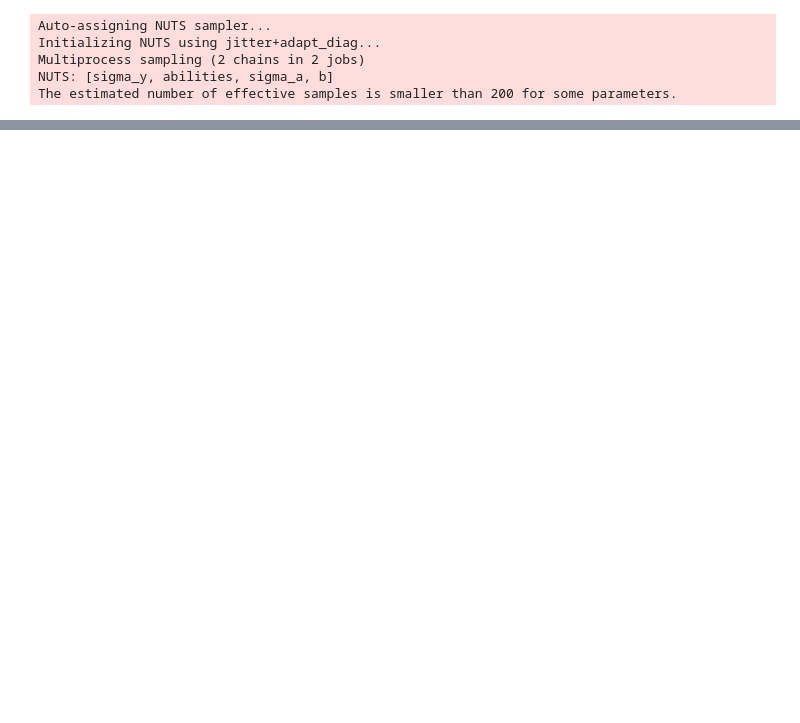
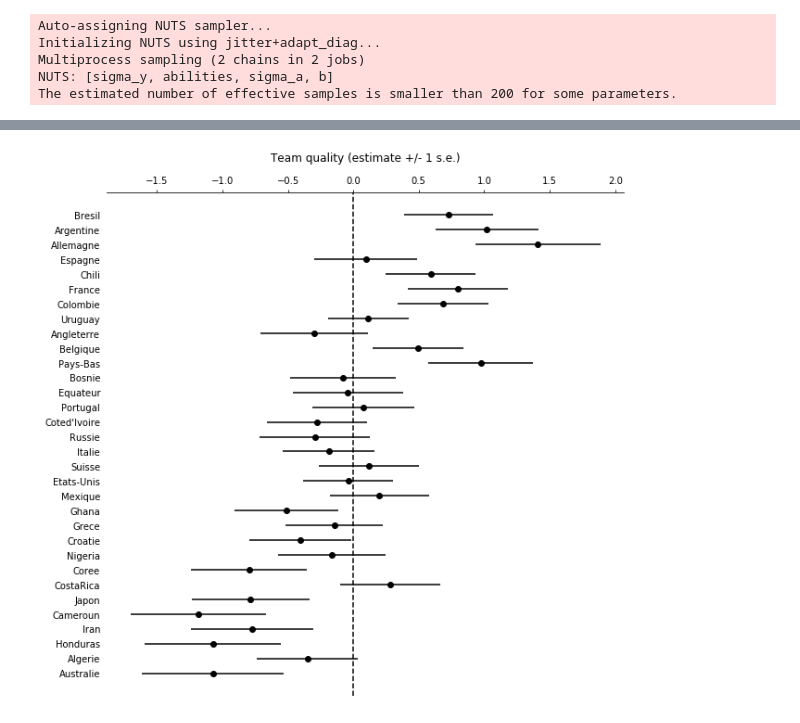
Before and after one commit to dantegates/world-cup, a Jupyter notebook: World cup.ipynb, the cells around one changed output, grey strips where cells are left out. Saved outputs shown, nothing was run; the diff lists cells and outputs as text; code cells hidden in the pictures; blank space fills up the shorter version.

```diff
--- a/World cup.ipynb
+++ b/World cup.ipynb
@@ -138,0 +176,32 @@ labels, values = zip(*estimated_abilities)
+# %%
+import matplotlib.pyplot as plt
+import seaborn as sns
+
+values = list(reversed(abilities_map))
+labels = list(reversed(team_labels))
+errors = list(reversed(abilities_sd_map))
+
+fig, ax = plt.subplots(figsize=(10, 10))
+
+# remove borders
+sns.despine(left=True, bottom=True, top=False)
+
+# plot error bars
+ax.errorbar(values, range(len(labels)), xerr=errors, fmt='o', color='k')
+
+# label the y-adxis
+plt.yticks(np.arange(len(labels)))
+locs, _ = plt.yticks()
+plt.yticks(locs, labels)
+plt.tick_params(axis='y', which='both', left=False)
+
+# give it a reference line
+ax.axvline(0, linestyle='--', color='k')
+
+# Move x axis to top
+ax.xaxis.tick_top()
+
+# polish it off with a title
+_ = ax.set_title('Team quality (estimate +/- 1 s.e.)', y=1.05)
+# %% [output]
+[figure, added]
```
Also changed, not shown: parts of 14 cells of this notebook.
